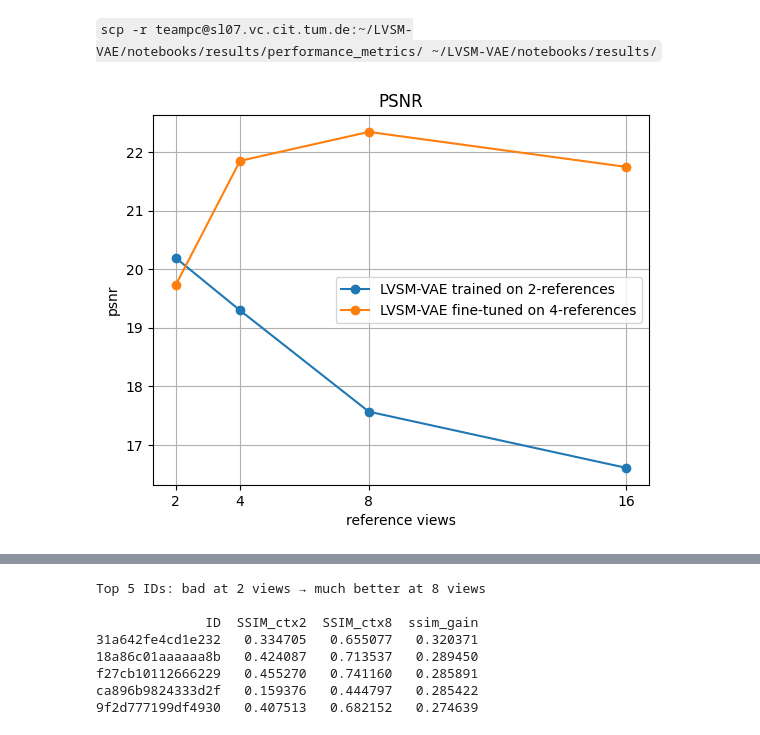
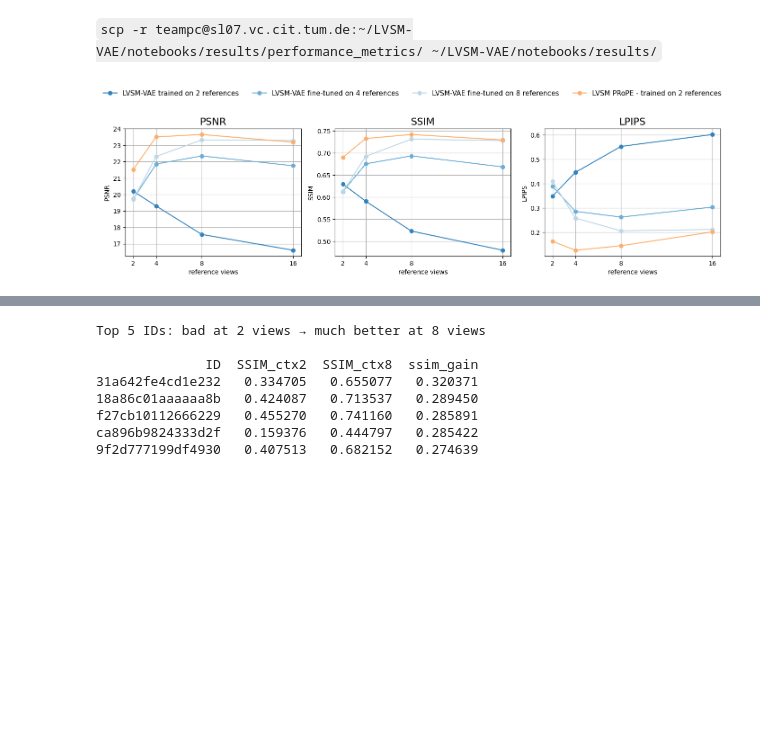
Before and after one commit to flaarmann1000/LVSM-VAE, a Jupyter notebook: notebooks/plot_context_study.ipynb, the cells around one changed output, grey strips where cells are left out. Drawn from its saved outputs; the diff is of its cells as text; code cells hidden in the pictures; blank space fills up the shorter version.

Commit message:
update plots

```diff
--- a/notebooks/plot_context_study.ipynb
+++ b/notebooks/plot_context_study.ipynb
@@ -10,11 +10,23 @@ root = project_root + r"/notebooks/results/"
 # dir = "performance_metrics"
 FOLDER_A = root + "performance_metrics"
 FOLDER_B = root + "performance_metrics_4ctx"
+FOLDER_C = root + "performance_metrics_8ctx"
 
-LABEL_A = "LVSM-VAE trained on 2-references"
-LABEL_B = "LVSM-VAE fine-tuned on 4-references"
+LABEL_A = "LVSM-VAE trained on 2 references"
+LABEL_B = "LVSM-VAE fine-tuned on 4 references"
+LABEL_C = "LVSM-VAE fine-tuned on 8 references"
+# %%
+import pandas as pd
+# ---- "Folder 4" (from figure extraction): PRoPE + CamRay ----
+LABEL_D = "LVSM PRoPE - trained on 2 references"
+df_d = pd.DataFrame([
+    {"reference_views": 2,  "psnr": 21.520539, "ssim": 0.689852, "lpips": 0.163170, "source": LABEL_D},
+    {"reference_views": 4,  "psnr": 23.503301, "ssim": 0.732624, "lpips": 0.126577, "source": LABEL_D},
+    {"reference_views": 8,  "psnr": 23.649092, "ssim": 0.741586, "lpips": 0.144873, "source": LABEL_D},
+    {"reference_views": 16, "psnr": 23.182560, "ssim": 0.729366, "lpips": 0.201505, "source": LABEL_D},
+]).sort_values("reference_views").reset_index(drop=True)
 # %%
-# This script loads metrics from TWO folders with context*_res.txt files
+# This script loads metrics from folders with context*_res.txt files
 # and plots PSNR, SSIM, LPIPS together for comparison.
 
 
@@ -47,37 +59,101 @@ def load_folder(folder, label):
         ssim_m  = re.search(r"\bssim\s*:\s*([0-9]*\.?[0-9]+)", txt, re.IGNORECASE)
         lpips_m = re.search(r"\blpips\s*:\s*([0-9]*\.?[0-9]+)", txt, re.IGNORECASE)
 
         rows.append({
             "reference_views": ctx,
             "psnr":  float(psnr_m.group(2)) if psnr_m else None,
             "ssim":  float(ssim_m.group(1)) if ssim_m else None,
             "lpips": float(lpips_m.group(1)) if lpips_m else None,
             "source": label,
         })
 
     df = pd.DataFrame(rows)
     if df.empty:
         raise RuntimeError(f"No valid rows parsed in {folder}")
     return df.sort_values("reference_views").reset_index(drop=True)
 
 
 df_a = load_folder(FOLDER_A, LABEL_A)
 df_b = load_folder(FOLDER_B, LABEL_B)
+df_c = load_folder(FOLDER_C, LABEL_C)
+
+colors = {
+    "vae_encode":  "#bdd7e7",
+    "vae_forward": "#6baed6",
+    "vae_decode":  "#3182bd",
+    "px_total":    "#fdae6b",
+}
 
 def plot_metric(metric):
     plt.figure()
-    plt.plot(df_a["reference_views"], df_a[metric], marker="o", label=LABEL_A)
-    plt.plot(df_b["reference_views"], df_b[metric], marker="o", label=LABEL_B)
+    plt.plot(df_a["reference_views"], df_a[metric], marker="o", label=LABEL_A, color=colors["vae_decode"])
+    plt.plot(df_b["reference_views"], df_b[metric], marker="o", label=LABEL_B, color=colors["vae_forward"])
+    plt.plot(df_c["reference_views"], df_c[metric], marker="o", label=LABEL_C, color=colors["vae_encode"])
+    plt.plot(df_d["reference_views"], df_d[metric], marker="o", label=LABEL_D, color=colors["px_total"])
     plt.xlabel("reference views")
-    plt.ylabel(metric)
+    plt.ylabel(metric.upper())
     plt.title(metric.upper())
     plt.xticks(sorted(set(df_a["reference_views"]) | set(df_b["reference_views"])))
     plt.grid(True)
     plt.legend()
     plt.show()
 
-plot_metric("psnr")
-plot_metric("ssim")
-plot_metric("lpips")
+# plot_metric("psnr")
+# plot_metric("ssim")
+# plot_metric("lpips")
+
+def plot_all_metrics():
+    fig, axes = plt.subplots(1, 3, figsize=(14, 4), sharex=True)
+
+    metrics = ["psnr", "ssim", "lpips"]
+    titles = ["PSNR", "SSIM", "LPIPS"]
+
+    dfs = [
+        (df_a, LABEL_A, colors["vae_decode"]),
+        (df_b, LABEL_B, colors["vae_forward"]),
+        (df_c, LABEL_C, colors["vae_encode"]),
+        (df_d, LABEL_D, colors["px_total"]),
+    ]
+
+    all_x = sorted(
+        set(df_a["reference_views"]) |
+        set(df_b["reference_views"]) |
+        set(df_c["reference_views"]) |
+        set(df_d["reference_views"])
+    )
+
+    for ax, metric, title in zip(axes, metrics, titles):
+        for df, label, color in dfs:
+            ax.plot(
+                df["reference_views"],
+                df[metric],
+                marker="o",
+                label=label,
+                color=color,
+            )
+
+        ax.set_title(title, fontsize=16)   # larger titles
+        ax.set_xlabel("reference views")
+        ax.set_ylabel(title)
+        ax.set_xticks(all_x)
+        ax.grid(True)
+
+    # ---- shared legend above all plots ----
+    handles, labels = axes[0].get_legend_handles_labels()
+    fig.legend(
+        handles,
+        labels,
+        loc="upper center",
+        ncol=len(dfs),
+        frameon=False,
+        bbox_to_anchor=(0.5, 1.10),
+        fontsize=11,
+    )
+
+    plt.tight_layout(rect=[0, 0, 1, 0.95])
+    plt.show()
+
+
+plot_all_metrics()
 # %% [output]
-[figure, old version]
+[figure, new version]
```
Also changed, not shown: parts of 3 cells of this notebook.
